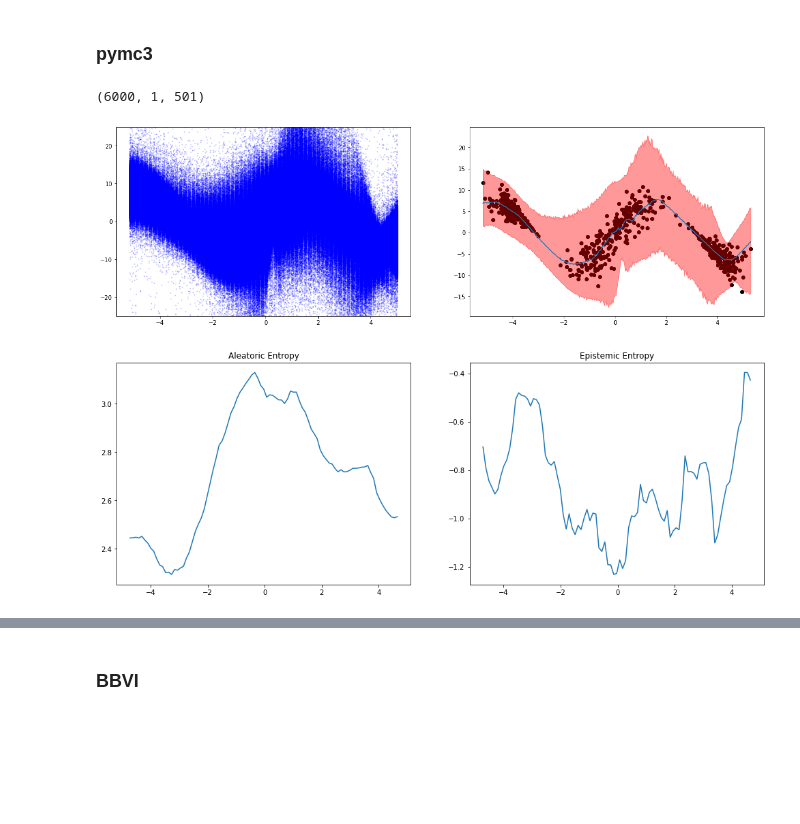
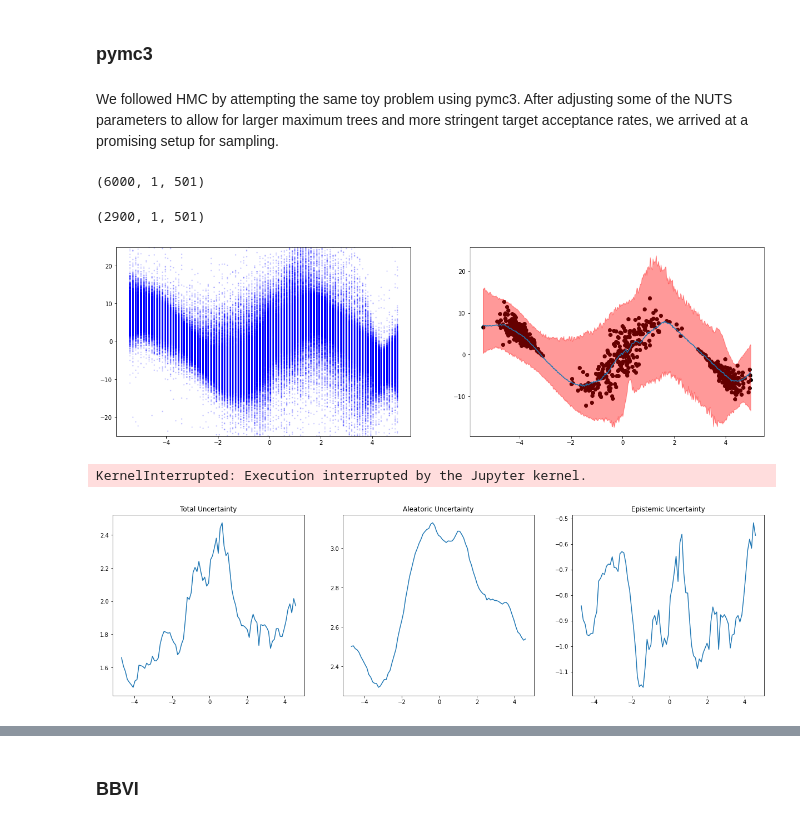
Before and after one commit to 2020fa-207-final-project/decomposition-of-uncertainty, a Jupyter notebook: decomposition_of_uncertainty_report.ipynb, the cells around one changed output, grey strips where cells are left out. Cells and saved outputs as stored; diff of their text form; code cells hidden in the pictures; blank space fills up the shorter version.

```diff
--- a/decomposition_of_uncertainty_report.ipynb
+++ b/decomposition_of_uncertainty_report.ipynb
@@ -325,4 +426,6 @@ X_test_hsc_400 = np.linspace(min(X_hsc), max(X_hsc), 400)
 # HMC hsc here
 # %% [markdown]
 ### pymc3
+# %% [markdown]
+We followed HMC by attempting the same toy problem using pymc3. After adjusting some of the NUTS parameters to allow for larger maximum trees and more stringent target acceptance rates, we arrived at a promising setup for sampling.
 # %%
@@ -332,17 +436,30 @@ posterior_samples_pymc3_hsc = np.load('notebooks/pymc3/hsc/hsc_run_with_z_w_trac
 posterior_samples_pymc3_hsc.shape
 # %% [output]
 (6000, 1, 501)
+# %%
+#burning and thinning
+posterior_samples_pymc3_hsc = posterior_samples_pymc3_hsc[200:][::2]
+# %%
+posterior_samples_pymc3_hsc.shape
+# %% [output]
+(2900, 1, 501)
 # %%
 fig, ax = plt.subplots(1,2, figsize=(20,6))
-plot_posterior_predictive(X_test_hsc_1000, bnn_lv, posterior_samples_pymc3_hsc, mode='points', ax=ax[0], figsize=(14,7), real_x=X_hsc, real_y=y_hsc)
+plot_posterior_predictive(X_test_hsc_100, bnn_lv, posterior_samples_pymc3_hsc, mode='points', ax=ax[0], figsize=(14,7), real_x=X_hsc, real_y=y_hsc)
 plot_posterior_predictive(X_test_hsc_400, bnn_lv, posterior_samples_pymc3_hsc, mode='fill', ax=ax[1], figsize=(14,7), real_x=X_hsc, real_y=y_hsc)
 ax[0].set_ylim(-25,25)
 plt.show()
 # %% [output]
-[figure, old version]
+[figure, new version]
 # %%
 epistemic_entropy_pymc3_hsc, aleatoric_entropy_pymc3_hsc =  uncertainty_decompose_entropy(bnn_lv,X_hsc, posterior_samples_pymc3_hsc,
                                                                                             S=650, N=650, N2=100, D=1, avg_window=10)
                                                                                             #IDEALLY RUN 2000, 1000, 100, 1 on local
 # %% [output]
-[figure, removed]
+KernelInterrupted: Execution interrupted by the Jupyter kernel.
+# %%
+epistemic_entropy_pymc3_hsc, aleatoric_entropy_pymc3_hsc =  uncertainty_decompose_entropy(bnn_lv,X_hsc, posterior_samples_pymc3_hsc,
+                                                                                            S=650, N=650, N2=100, D=1, avg_window=10)
+                                                                                            #IDEALLY RUN 2000, 1000, 100, 1 on local
+# %% [output]
+[figure, added]
```
Also changed, not shown: parts of 32 cells of this notebook.
